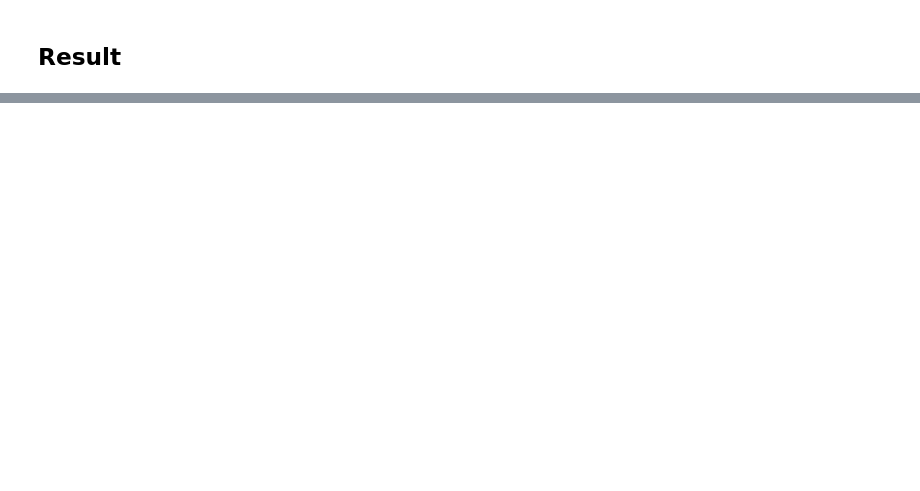
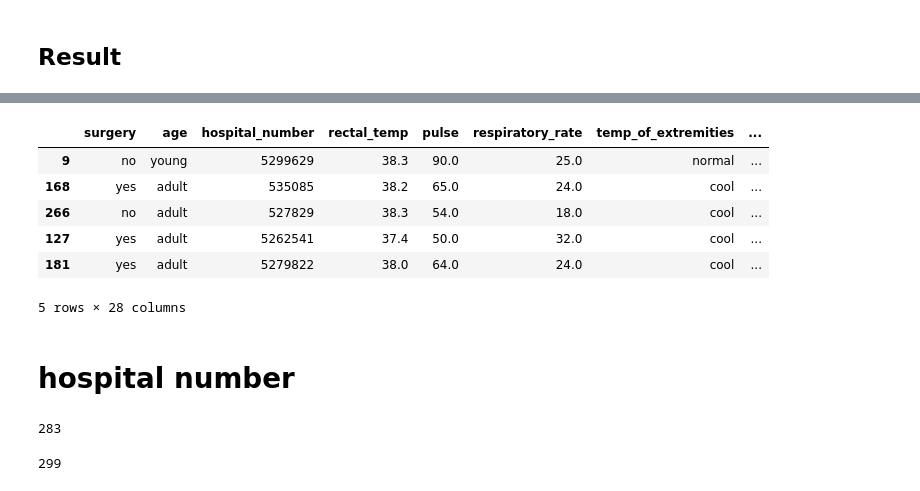
Before and after one commit to JinheonBaek/Naver_DS_Competition, a Jupyter notebook: soyeong/baseline.ipynb, the cells around one changed output, grey strips where cells are left out. Drawn from its saved outputs; the diff is of its cells as text; code cells hidden in the pictures; blank space fills up the shorter version.

Commit message:
add column description

```diff
--- a/soyeong/baseline.ipynb
+++ b/soyeong/baseline.ipynb
@@ -255 +271,21 @@ Precision, Recall, F1 (0.5836289314550185, 0.31438127090301005, 0.20722035741380
 -------------------------
+# %%
+df_horse.head()
+# %% [output]
+|  | surgery | age | hospital_number | rectal_temp | pulse | respiratory_rate | temp_of_extremities | ... |
+| 9 | no | young | 5299629 | 38.3 | 90.0 | 25.0 | normal | ... |
+| 168 | yes | adult | 535085 | 38.2 | 65.0 | 24.0 | cool | ... |
+| 266 | no | adult | 527829 | 38.3 | 54.0 | 18.0 | cool | ... |
+| 127 | yes | adult | 5262541 | 37.4 | 50.0 | 32.0 | cool | ... |
+| 181 | yes | adult | 5279822 | 38.0 | 64.0 | 24.0 | cool | ... |
+5 rows × 28 columns
+# %% [markdown]
+# hospital number
+# %%
+len(df_horse['hospital_number'].unique()) #hospital number가 unique한 값인지
+# %% [output]
+283
+# %%
+df_horse['hospital_number'].count()
+# %% [output]
+299
```
Also changed, not shown: parts of 5 cells of this notebook, 3 other files.
